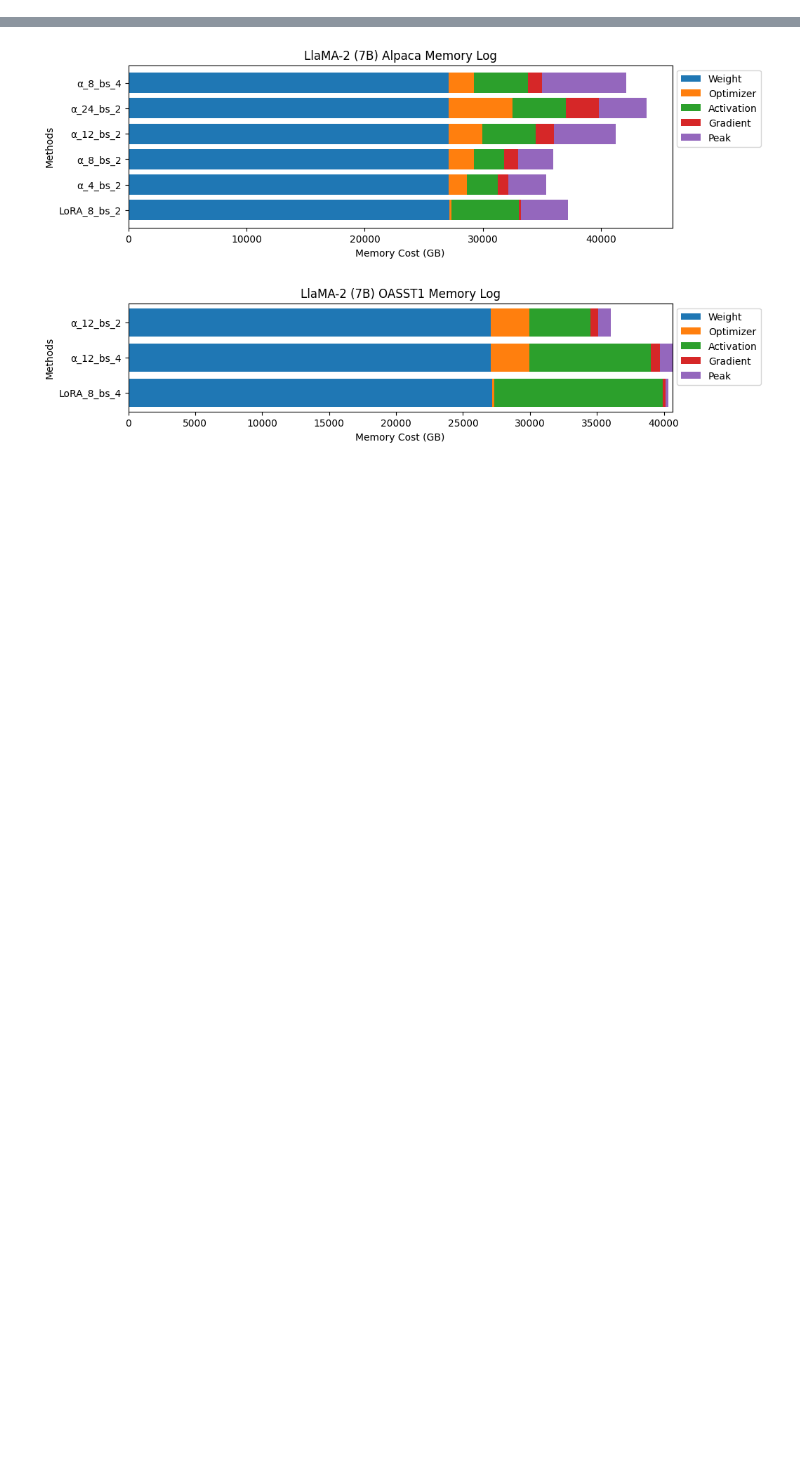
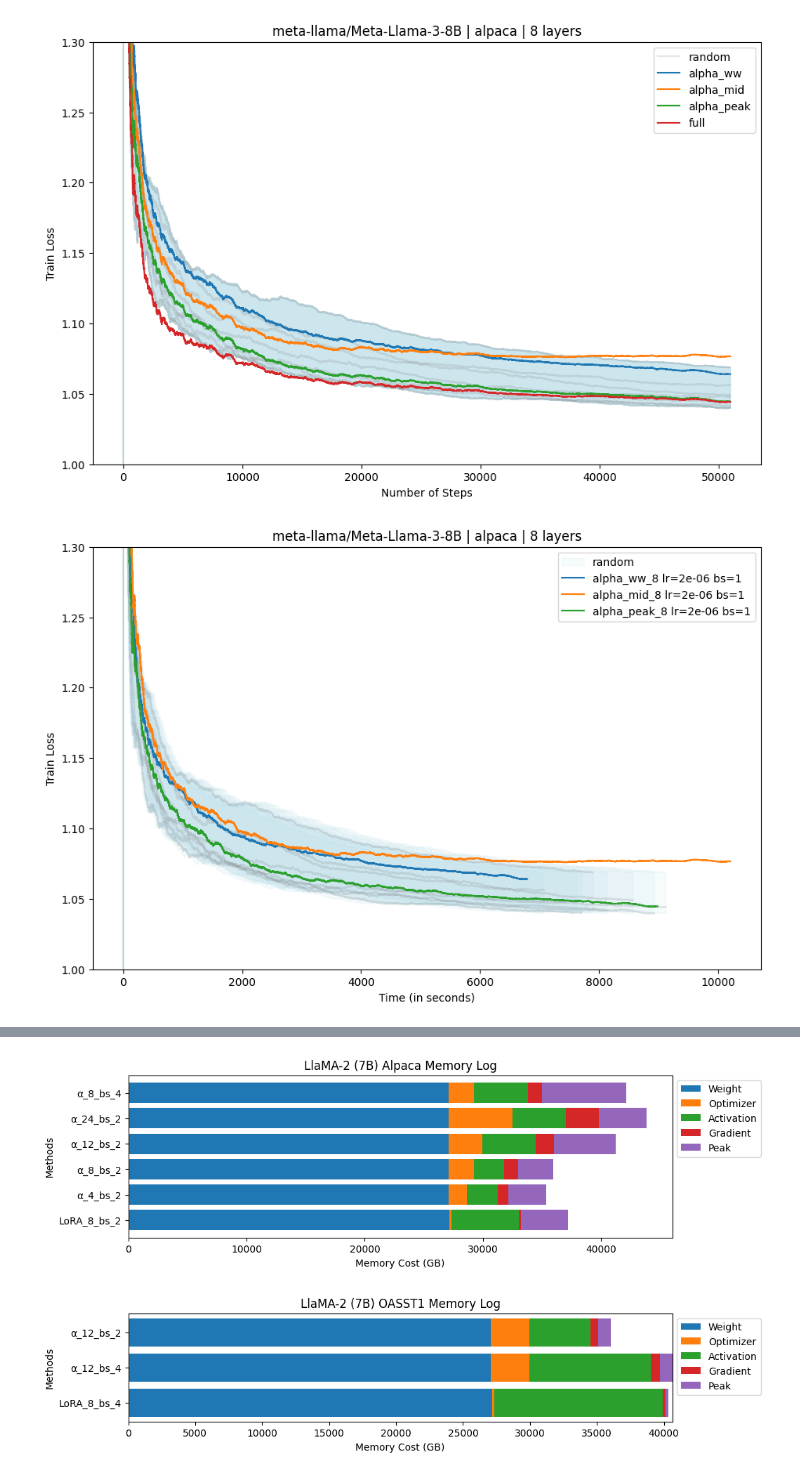
Before and after one commit to RpM-Kinshuk/SelectiveFT, a Jupyter notebook: Plots.ipynb, the cells around one changed output, grey strips where cells are left out. Cells and saved outputs as stored; diff of their text form; code cells hidden in the pictures; blank space fills up the shorter version.

```diff
--- a/Plots.ipynb
+++ b/Plots.ipynb
@@ -23,11 +23,11 @@ methods = {
     # 'alora': {'lr': 2e-5, 'bs': 2, 'layers': alora_layers, 'label': 'alora', 'seed': seed},
     # 'blora': {'lr': 2e-5, 'bs': 2, 'layers': blora_layers, 'label': 'blora', 'seed': seed},
     # 'adora': {'lr': 2e-5, 'bs': 2, 'layers': alora_layers, 'label': 'adora', 'seed': seed},
-    'alpha': {'lr': 2e-6, 'bs': 1, 'layers': layers, 'label': 'alpha', 'seed': seed},
-    # 'alpha_mid': {'lr': 2e-6, 'bs': 1, 'layers': layers, 'label': 'alpha_mid', 'seed': seed},
+    'alpha_ww': {'lr': 2e-6, 'bs': 1, 'layers': layers, 'label': 'alpha', 'seed': seed},
+    'alpha_mid': {'lr': 2e-6, 'bs': 1, 'layers': layers, 'label': 'alpha_mid', 'seed': seed},
     'alpha_peak': {'lr': 2e-6, 'bs': 1, 'layers': layers, 'label': 'alpha_peak', 'seed': seed},
     # 'layer': {'lr': 2e-6, 'bs': 1, 'layers': layers, 'label': 'layer', 'seed': seed},
-    # 'full': {'lr': 2e-7, 'bs': 1, 'layers': 224, 'label': 'full', 'seed': seed},
+    'full': {'lr': 2e-7, 'bs': 1, 'layers': 224, 'label': 'full', 'seed': seed},
     # 'dora': {'lr': 2e-5, 'bs': 4, 'layers': 0, 'label': 'dora', 'seed': seed},
 }
 seed_list = [7, 42, 53, 76, 89, 357, 666, 1337]
@@ -57,6 +57,9 @@ dictionary = {}
 for k,v in paths.items():
     dictionary[k] = {'train_loss': [], 'time': []}
 # %%
+global_min = np.inf
+global_max = -np.inf
+
 for key in dictionary.keys():
     path = paths[key]
     path = os.path.join(path, "finetune.npy")
@@ -64,3 +67,7 @@ for key in dictionary.keys():
     for key2 in dictionary[key].keys():
         dictionary[key][key2].append(baseline[key2])
         dictionary[key][key2] = np.array(dictionary[key][key2]) # type: ignore
+    if 'random' in key:
+        train_loss = dictionary[key]['train_loss'][0]
+        global_min = np.minimum(global_min, train_loss)
+        global_max = np.maximum(global_max, train_loss)
@@ -100,3 +74,56 @@ plt.show()
+# %%
+random_alpha = 0.1
+band_alpha = 0.1
+random_label = 'random'
+plt.figure(figsize=(11, 7))
+for key in dictionary.keys():
+    tag = key + f" lr={methods[key]['lr']} bs={methods[key]['bs']}"
+    tag = key
+    if 'alora' in key or 'blora' in key:
+        tag = key + f"_{methods[key]['layers']} lr={methods[key]['lr']} bs={methods[key]['bs']}"
+    if 'random' in key:
+        train_loss = dictionary[key]['train_loss'][0]
+        plt.plot(train_loss, alpha=random_alpha, color='gray', label=random_label)
+        plt.fill_between(range(len(train_loss)), global_min, global_max, alpha=band_alpha, color='lightblue', label='_nolegend_')
+        random_label = '_nolegend_'
+    else:
+        plt.plot(dictionary[key]['train_loss'][0], label=tag)
+
+    plt.xlabel("Number of Steps")
+    plt.ylabel("Train Loss")
+plt.ylim(1, 1.3)
+# plt.xlim(0, 50)
+plt.legend()
+plt.title(f"{model} | {task} | {layers} layers")
+plt.show()
+
+random_label = 'random'
+plt.figure(figsize=(11, 7))
+for key in dictionary.keys():
+    if 'full' in key:
+        continue
+    tag = key + f" lr={methods[key]['lr']} bs={methods[key]['bs']}"
+    if 'alpha' in key or 'alora' in key or 'blora' in key:
+        tag = key + f"_{methods[key]['layers']} lr={methods[key]['lr']} bs={methods[key]['bs']}"
+    if 'random' in key:
+        train_loss = dictionary[key]['train_loss'][0]
+        plt.plot(dictionary[key]['time'][0], train_loss, alpha=random_alpha, color='gray', label='_nolegend_')
+        plt.fill_between(dictionary[key]['time'][0], global_min, global_max, alpha=band_alpha, color='lightblue', label=random_label)
+        random_label = '_nolegend_'
+    else:
+        plt.plot(dictionary[key]['time'][0], dictionary[key]['train_loss'][0], label=tag)
+    plt.xlabel("Time (in seconds)")
+    plt.ylabel("Train Loss")
+plt.ylim(1, 1.3)
+# plt.xlim(0, 15)
+plt.legend()
+plt.title(f"{model} | {task} | {layers} layers")
+plt.show()
+
+# exit()
+# %% [output]
+[figure, added]
+[figure, added]
 # %%
 mem_dict = {
     'categories': [],
```
Also changed, not shown: parts of 3 cells of this notebook.
